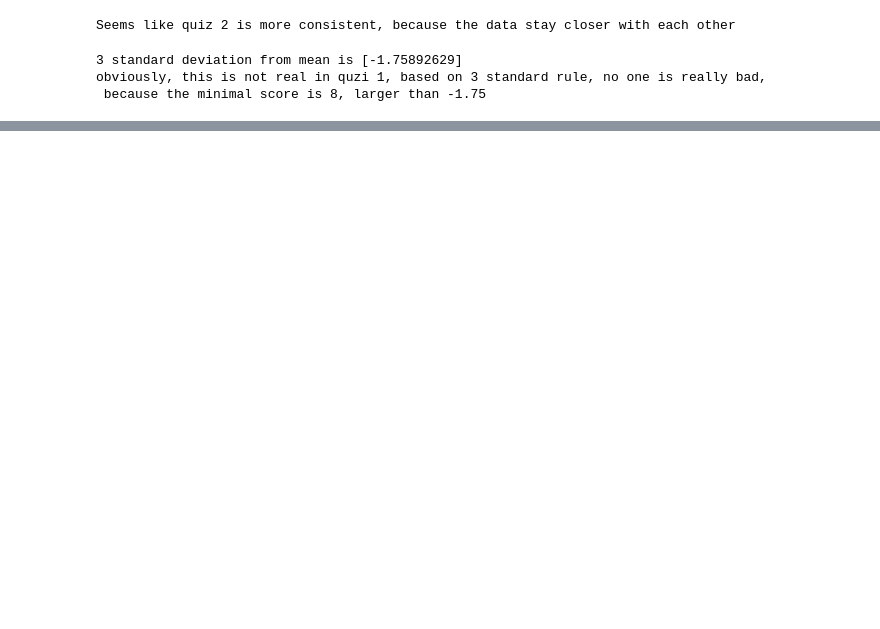
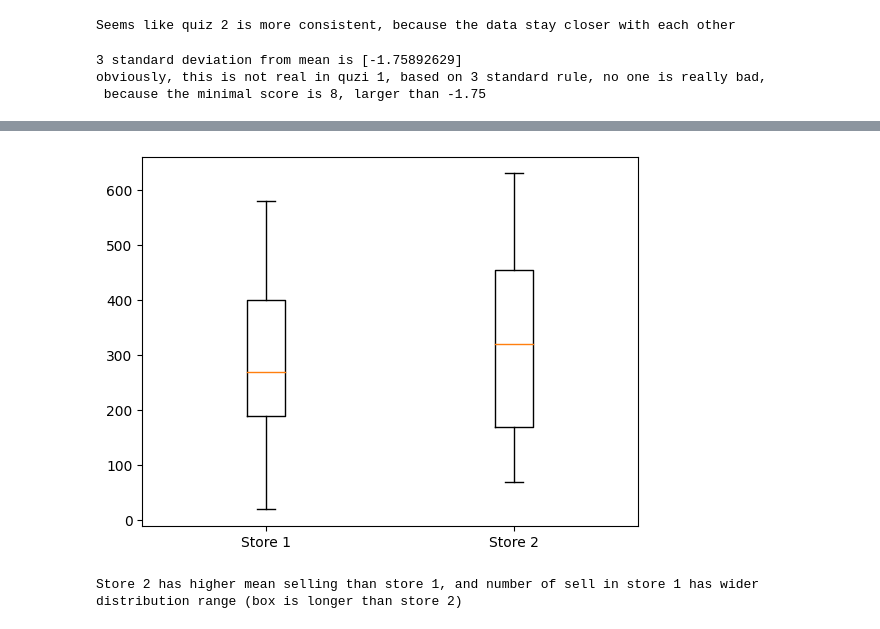
Before and after one commit to lc0312/COSC502, a Jupyter notebook: hw3_Liu.ipynb, the cells around one changed output, grey strips where cells are left out. Saved outputs shown, nothing was run; the diff lists cells and outputs as text; code cells hidden in the pictures; blank space fills up the shorter version.

```diff
--- a/hw3_Liu.ipynb
+++ b/hw3_Liu.ipynb
@@ -95,4 +95,21 @@ plt.show()
 # %%
 # c) What can you interpret from the generated histogram?
 print ('')
+# %%
+# Question 3
+# a)
+store_1 = [350,460,20,160,580,250,210,120,200,510,290,380]
+store_2 = [520,180,260,380,80,500,630,420,210,70,440,140]
+fig,ax = plt.subplots ()
+ax.boxplot([store_1,store_2], labels=['Store 1', 'Store 2'])
+plt.show()
+# %% [output]
+[figure, added]
+# %%
+# b) Explain your data (comparative analysis of two stores) based on the plots
+
+print ('Store 2 has higher mean selling than store 1, and number of sell in store 1 has wider distribution range (box is longer than store 2)')
+print ('The higest')
+# %% [output]
+Store 2 has higher mean selling than store 1, and number of sell in store 1 has wider distribution range (box is longer than store 2)
 # %%
```
Also changed, not shown: parts of 4 cells of this notebook.
